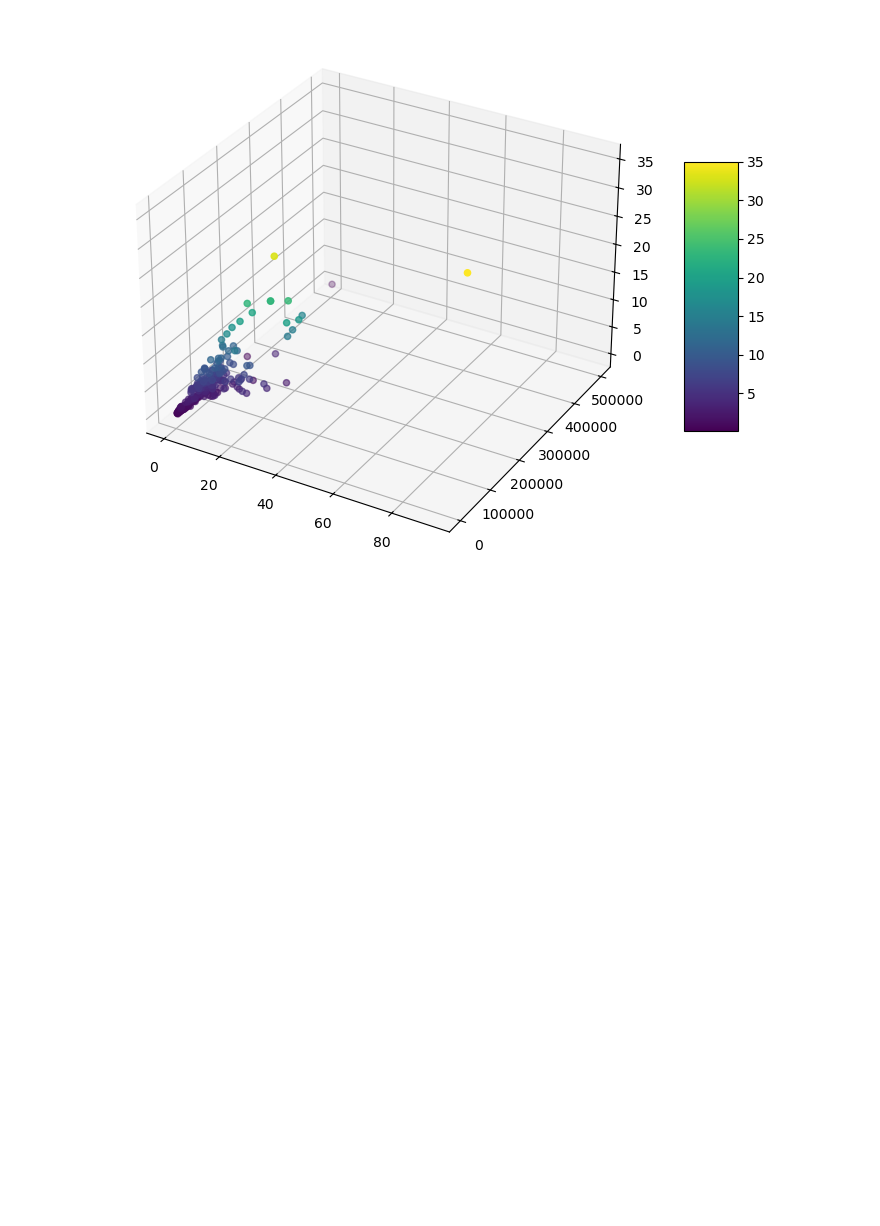
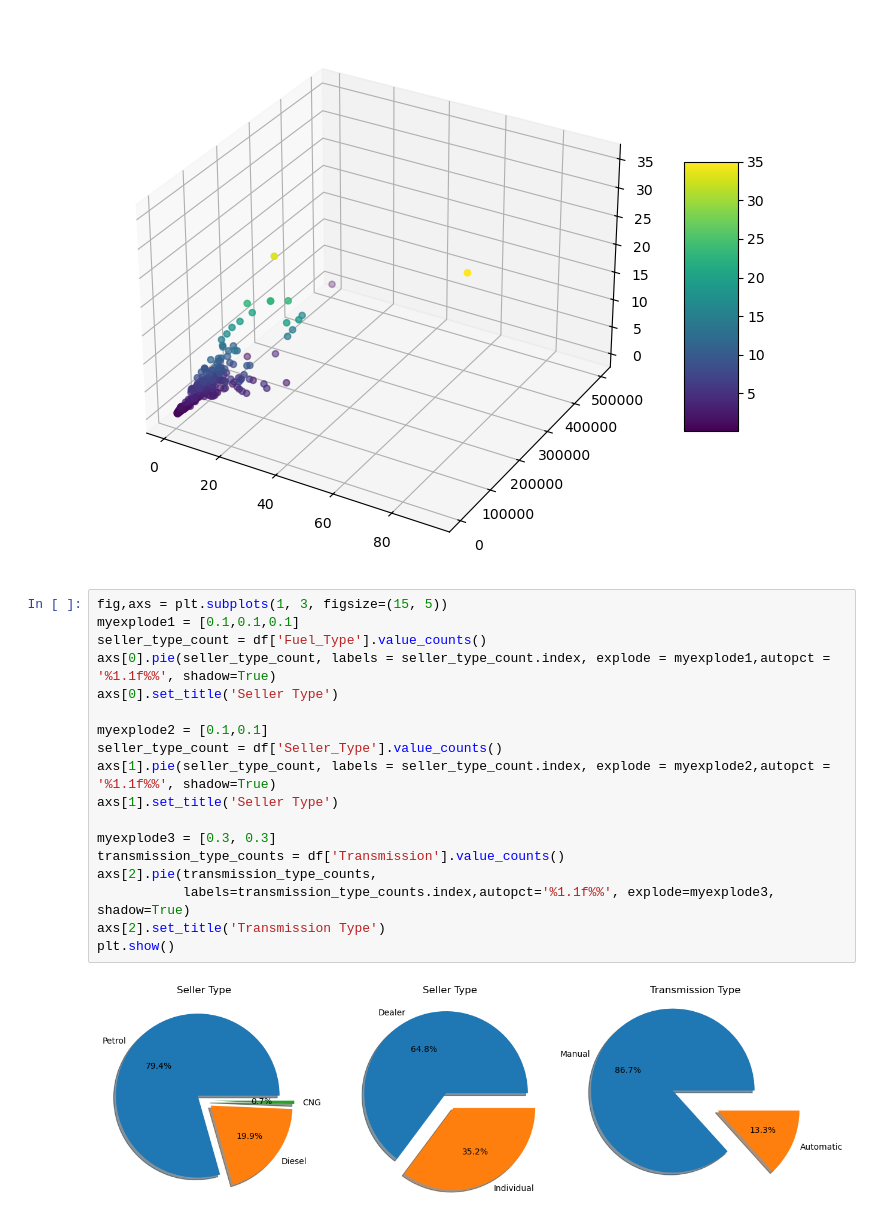
Before and after one commit to RoktimTaye/TIHAN-HYDRABAD-CLASSES, a Jupyter notebook: MODULE 1/RecallMatPlotLib.ipynb, the cells around one changed output. Saved outputs shown, nothing was run; the diff lists cells and outputs as text; blank space fills up the shorter version.

```diff
--- a/MODULE 1/RecallMatPlotLib.ipynb
+++ b/MODULE 1/RecallMatPlotLib.ipynb
@@ -80,3 +81,23 @@ fig.colorbar(scatter, ax=ax, shrink=0.5, aspect=5)
 plt.show()
 # %% [output]
 [figure]
+# %%
+fig,axs = plt.subplots(1, 3, figsize=(15, 5))
+myexplode1 = [0.1,0.1,0.1]
+seller_type_count = df['Fuel_Type'].value_counts()
+axs[0].pie(seller_type_count, labels = seller_type_count.index, explode = myexplode1,autopct = '%1.1f%%', shadow=True)
+axs[0].set_title('Seller Type')
+
+myexplode2 = [0.1,0.1]
+seller_type_count = df['Seller_Type'].value_counts()
+axs[1].pie(seller_type_count, labels = seller_type_count.index, explode = myexplode2,autopct = '%1.1f%%', shadow=True)
+axs[1].set_title('Seller Type')
+
+myexplode3 = [0.3, 0.3]
+transmission_type_counts = df['Transmission'].value_counts()
+axs[2].pie(transmission_type_counts,
+           labels=transmission_type_counts.index,autopct='%1.1f%%', explode=myexplode3, shadow=True)
+axs[2].set_title('Transmission Type')
+plt.show()
+# %% [output]
+[figure, added]
```
Also changed, not shown: parts of 4 cells of this notebook, 1 other file.
